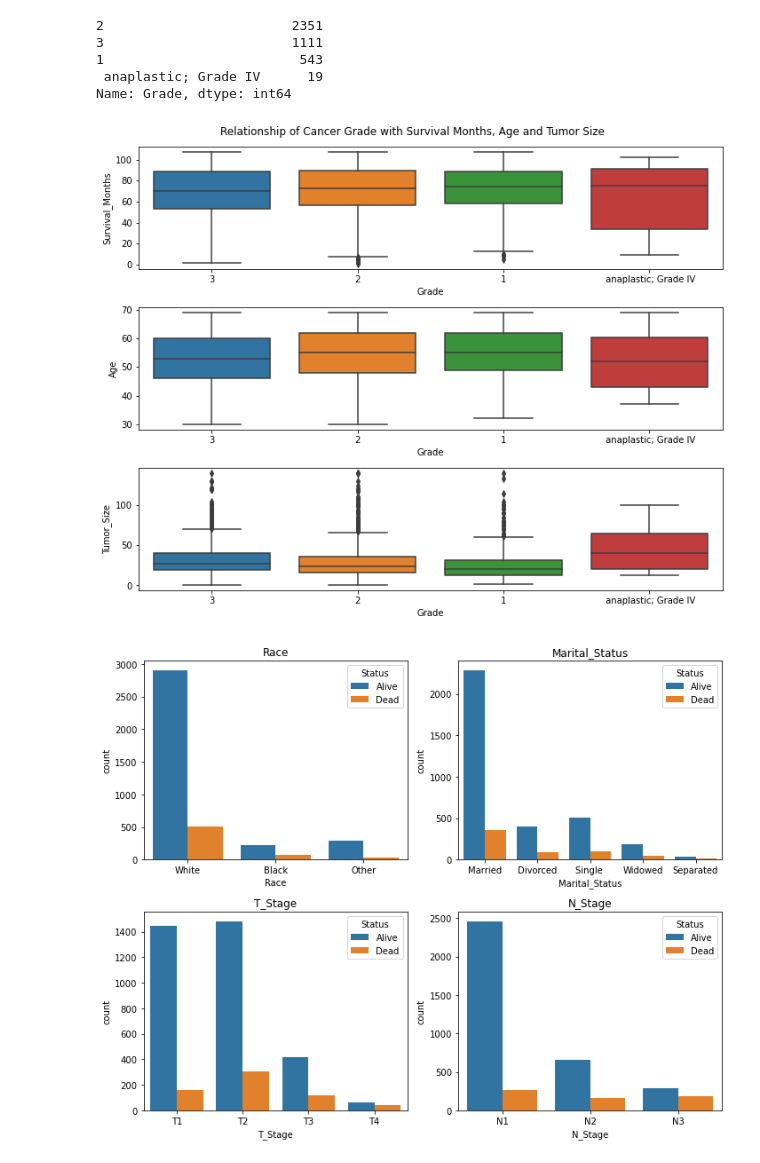
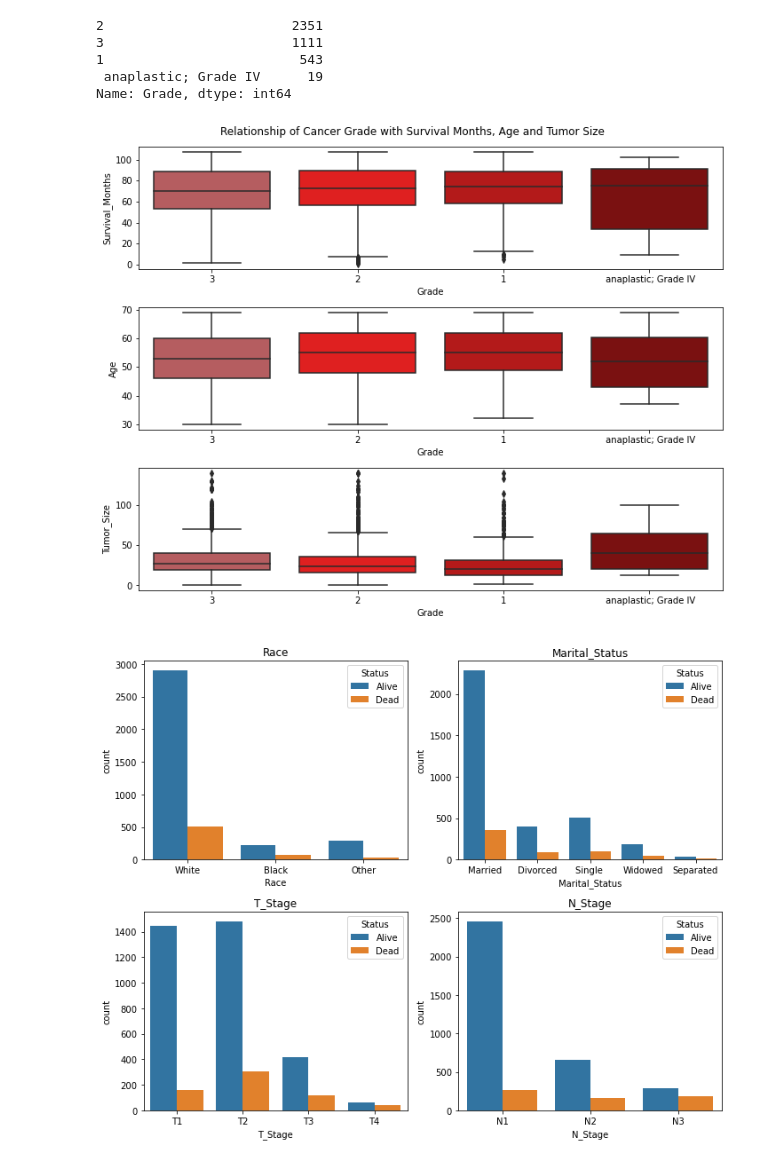
Before and after one commit to MeriVardanyan99/Breast_Cancer, a Jupyter notebook: EDA_Breast_Cancer.ipynb, the cells around one changed output. Cells and saved outputs as stored; diff of their text form; code cells hidden in the pictures.

```diff
--- a/EDA_Breast_Cancer.ipynb
+++ b/EDA_Breast_Cancer.ipynb
@@ -191,16 +192,17 @@ df.Grade.value_counts()
 Name: Grade, dtype: int64
 # %%
 count_cols = ['Survival_Months', 'Age', 'Tumor_Size']
+my_palette = ["#c44e52", "#FF0000", "#CD0000", "#8B0000"]
 fig, axes = plt.subplots(nrows=3, ncols=1, figsize=(10,8))
 fig.suptitle('Relationship of Cancer Grade with Survival Months, Age and Tumor Size');
 for i, col in enumerate(count_cols):
-    sns.boxplot(data=df, x='Grade', y=col, ax=axes[i])
+    sns.boxplot(data=df, x='Grade', y=col, ax=axes[i],palette=my_palette )
 
 
 plt.tight_layout()
 plt.show()
 # %% [output]
-[figure, old version]
+[figure, new version]
 # %%
 count_cols = ['Race', 'Marital_Status', 'T_Stage', 'N_Stage']
 
```
Also changed, not shown: parts of 2 cells of this notebook.
